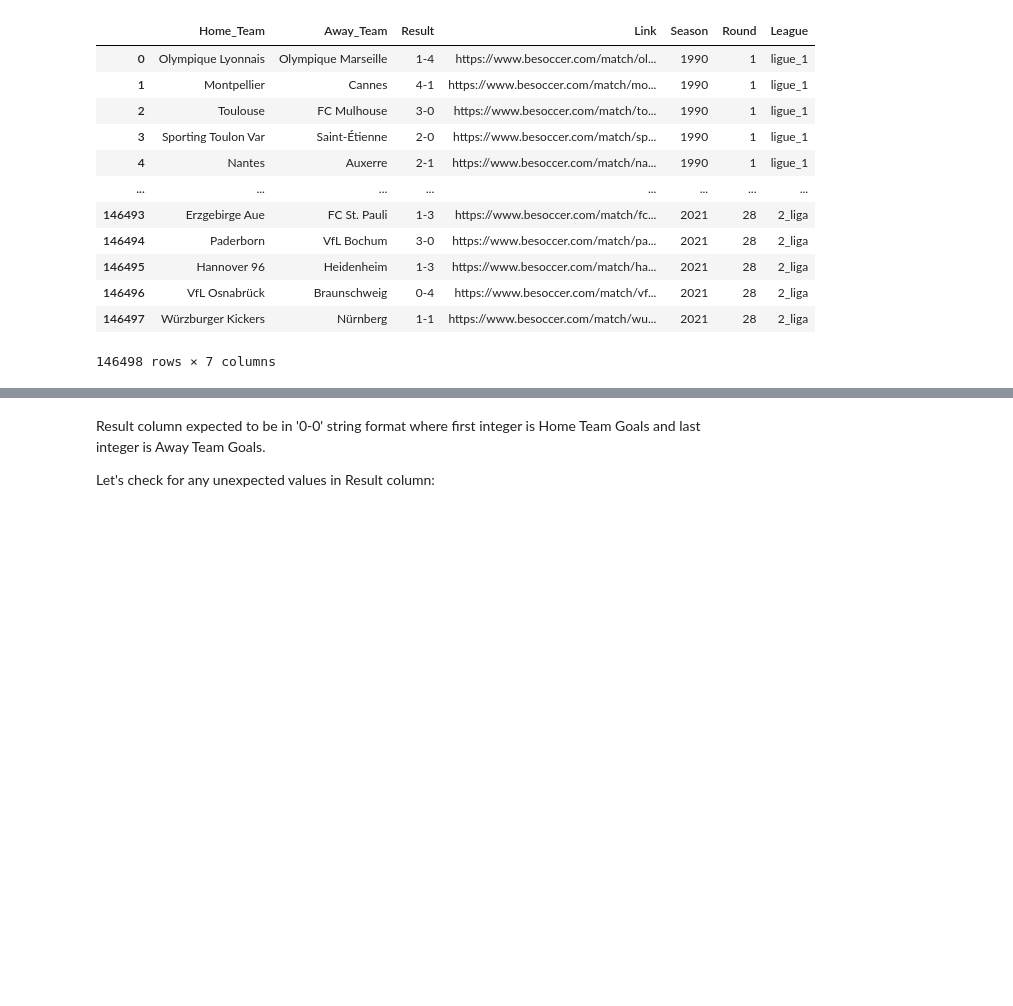
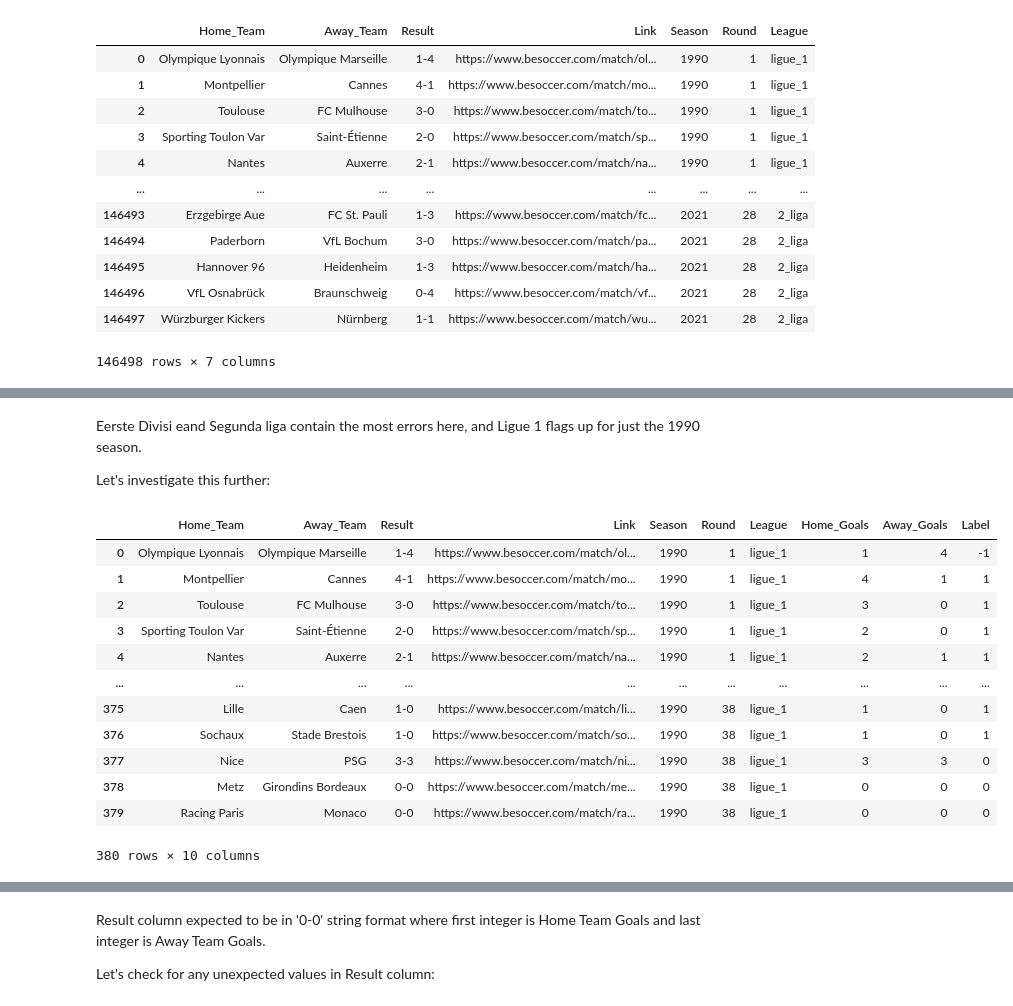
Before and after one commit to armanh3k/Football-Outcome-Predictions, a Jupyter notebook: eda.ipynb, the cells around one changed output, grey strips where cells are left out. Drawn from its saved outputs; the diff is of its cells as text; code cells hidden in the pictures; blank space fills up the shorter version.

```diff
--- a/eda.ipynb
+++ b/eda.ipynb
@@ -68,0 +125,22 @@ full_results_table
+# %% [markdown]
+Eerste Divisi eand Segunda liga contain the most errors here, and Ligue 1 flags up for just the 1990 season.
+
+Let's investigate this further:
+# %%
+x = full_results_table.loc[(full_results_table['League'] == 'ligue_1') & (full_results_table['Season'] == 1990)]
+
+x
+# %% [output]
+|  | Home_Team | Away_Team | Result | Link | Season | Round | League | Home_Goals | Away_Goals | Label |
+| 0 | Olympique Lyonnais | Olympique Marseille | 1-4 | https://www.besoccer.com/match/ol... | 1990 | 1 | ligue_1 | 1 | 4 | -1 |
+| 1 | Montpellier | Cannes | 4-1 | https://www.besoccer.com/match/mo... | 1990 | 1 | ligue_1 | 4 | 1 | 1 |
+| 2 | Toulouse | FC Mulhouse | 3-0 | https://www.besoccer.com/match/to... | 1990 | 1 | ligue_1 | 3 | 0 | 1 |
+| 3 | Sporting Toulon Var | Saint-Étienne | 2-0 | https://www.besoccer.com/match/sp... | 1990 | 1 | ligue_1 | 2 | 0 | 1 |
+| 4 | Nantes | Auxerre | 2-1 | https://www.besoccer.com/match/na... | 1990 | 1 | ligue_1 | 2 | 1 | 1 |
+| ... | ... | ... | ... | ... | ... | ... | ... | ... | ... | ... |
+| 375 | Lille | Caen | 1-0 | https://www.besoccer.com/match/li... | 1990 | 38 | ligue_1 | 1 | 0 | 1 |
+| 376 | Sochaux | Stade Brestois | 1-0 | https://www.besoccer.com/match/so... | 1990 | 38 | ligue_1 | 1 | 0 | 1 |
+| 377 | Nice | PSG | 3-3 | https://www.besoccer.com/match/ni... | 1990 | 38 | ligue_1 | 3 | 3 | 0 |
+| 378 | Metz | Girondins Bordeaux | 0-0 | https://www.besoccer.com/match/me... | 1990 | 38 | ligue_1 | 0 | 0 | 0 |
+| 379 | Racing Paris | Monaco | 0-0 | https://www.besoccer.com/match/ra... | 1990 | 38 | ligue_1 | 0 | 0 | 0 |
+380 rows × 10 columns
```
Also changed, not shown: parts of 18 cells of this notebook.
